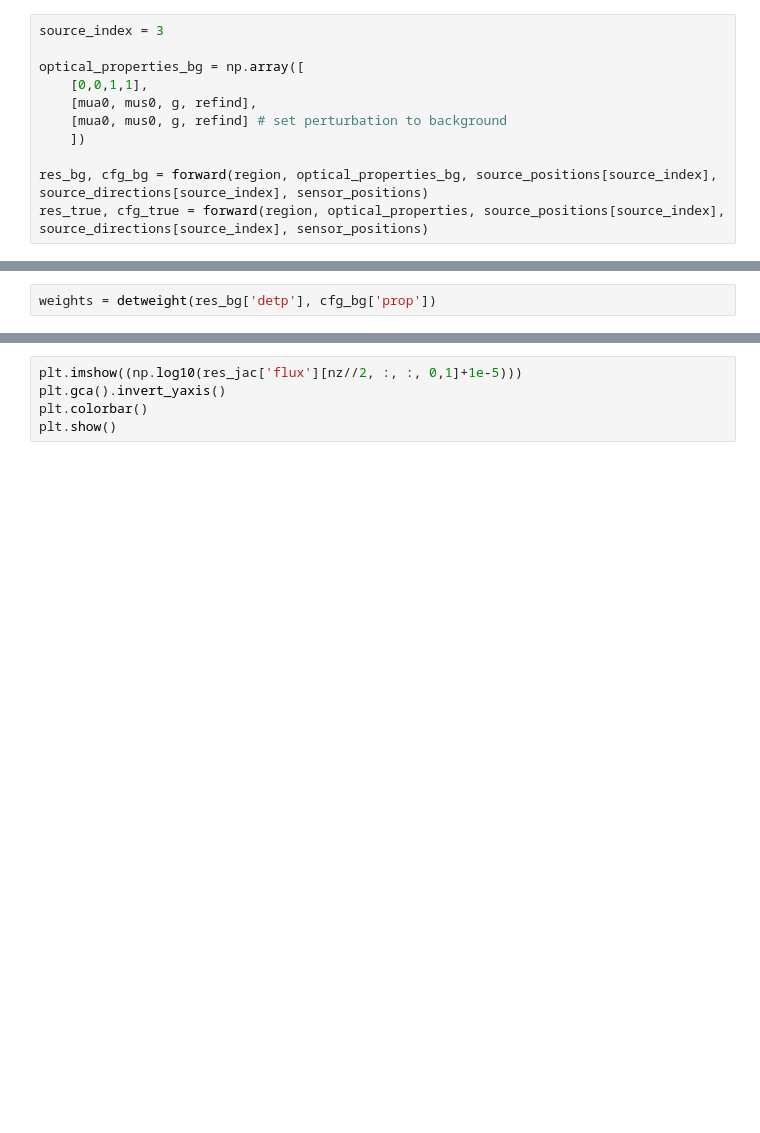
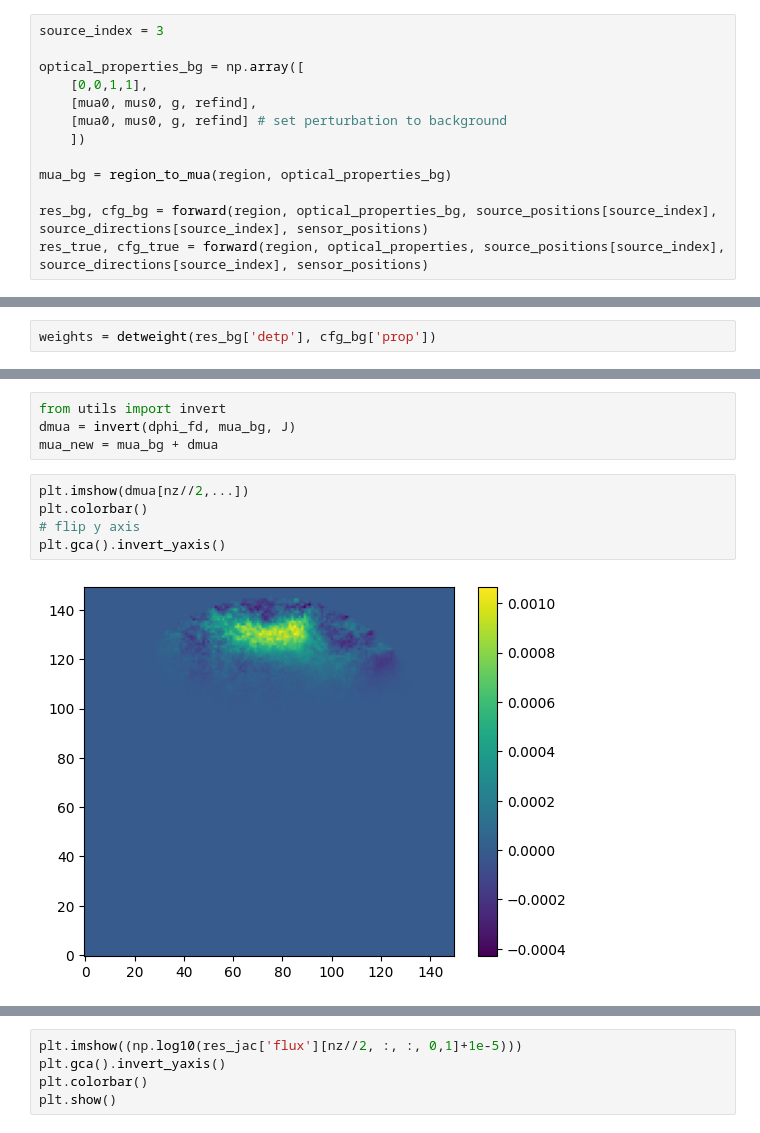
Before and after one commit to neural-imagery/tomography-experiments, a Jupyter notebook: 3d/main.ipynb, the cells around one changed output, grey strips where cells are left out. Saved outputs shown, nothing was run; the diff lists cells and outputs as text; blank space fills up the shorter version.

```diff
--- a/3d/main.ipynb
+++ b/3d/main.ipynb
@@ -138,6 +141,8 @@ optical_properties_bg = np.array([
     [mua0, mus0, g, refind] # set perturbation to background
     ])
 
+mua_bg = region_to_mua(region, optical_properties_bg)
+
 res_bg, cfg_bg = forward(region, optical_properties_bg, source_positions[source_index], source_directions[source_index], sensor_positions)
 res_true, cfg_true = forward(region, optical_properties, source_positions[source_index], source_directions[source_index], sensor_positions)
 # %% [output]
@@ -255,2 +222,13 @@ array([[4.56349677e-01, 1.07290440e+01, 2.35823628e+02, 2.36673664e+04,
+# %%
+from utils import invert
+dmua = invert(dphi_fd, mua_bg, J)
+mua_new = mua_bg + dmua
+# %%
+plt.imshow(dmua[nz//2,...])
+plt.colorbar()
+# flip y axis
+plt.gca().invert_yaxis()
+# %% [output]
+[figure, added]
 # %%
 # for i in range(noptodes):
```
Also changed, not shown: parts of 31 cells of this notebook, 4 other files.
